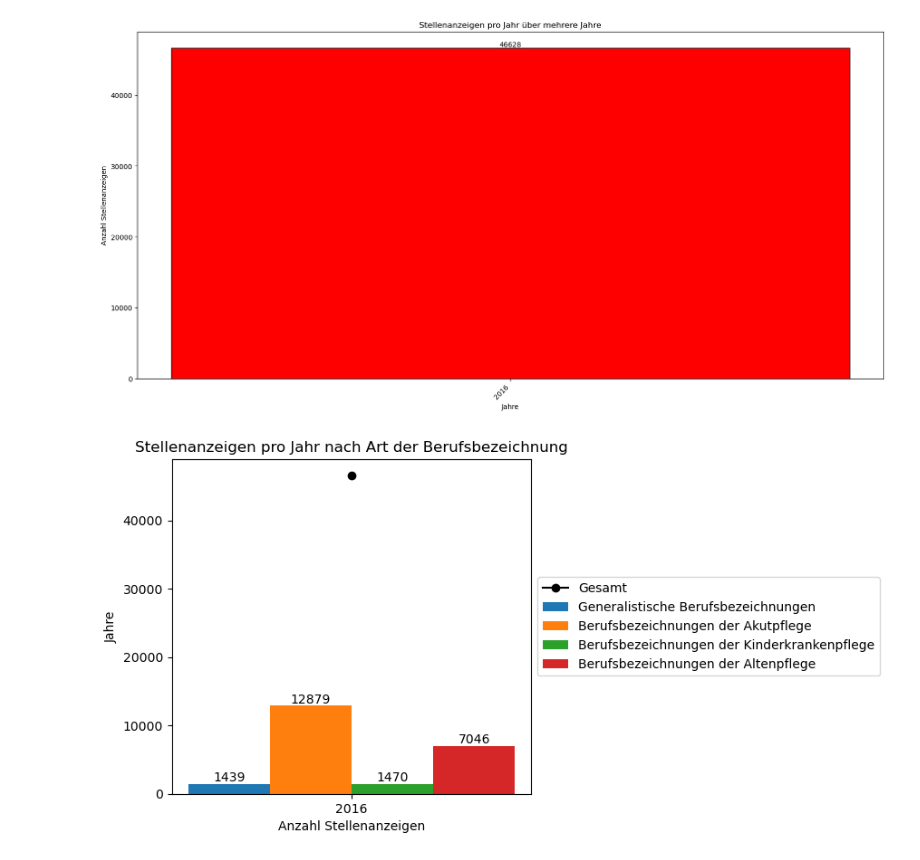
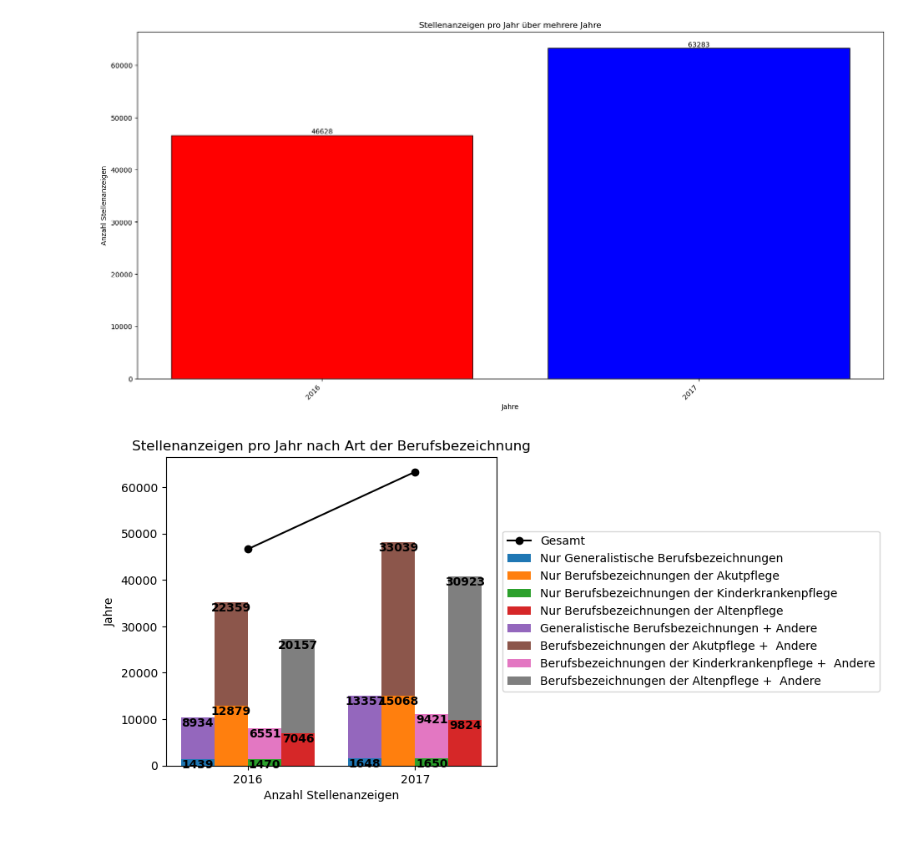
Before and after one commit to jabr-he/stea, a Jupyter notebook: run_prod_allyears.ipynb, the cells around one changed output. Cells and saved outputs as stored; diff of their text form; code cells hidden in the pictures.

Commit message:
fixed errors and tested with two years

```diff
--- a/run_prod_allyears.ipynb
+++ b/run_prod_allyears.ipynb
@@ -579,83 +602,95 @@ plt.show()
 # %%
 # Bar: Alle SteA pro Jahr absolut
 bar_colors = ["red", "blue", "green", "orange", "purple", "cyan", "brown", "pink", "lime", "yellow"]
-xyears = np.arange(len(all_years))
+sorted_years = sorted(all_years)
+sorted_year_counts = [year_counts.get(year, 0) for year in sorted_years]
+xyears = np.arange(len(sorted_years))
 yyears = [year_counts.get(year, 0) for year in all_years]  # Fehlende Jahre = 0
-
-# Erstelle das Balkendiagramm für die Jahresaggregation
 fig, ax = plt.subplots(figsize=(16, 8), constrained_layout=True)
-bartwo = ax.bar(xyears, yyears, color=bar_colors, edgecolor='black')
-
+bartwo = ax.bar(xyears, sorted_year_counts, color=bar_colors, edgecolor='black')
 # Werte über die Balken schreiben
 for rect in bartwo:
     height = rect.get_height()
     ax.text(rect.get_x() + rect.get_width() / 2, height + 0.5, str(height),
             ha='center', va='bottom')
-
-# Achsenbeschriftung & Titel
 ax.set_xticks(xyears)
-ax.set_xticklabels(all_years, rotation=45, ha='right')
+ax.set_xticklabels(sorted_years, rotation=45, ha='right')
 ax.set_xlabel('Jahre')
 ax.set_ylabel('Anzahl Stellenanzeigen')
 ax.set_title('Stellenanzeigen pro Jahr über mehrere Jahre')
-
-# Zeige das Diagramm an
 plt.show()
 # %% [output]
-[figure, old version]
+[figure, new version]
 # %%
 # Bar: SteA pro Jahr nach Gruppe (alle SteA pro Gruppe --> mit Überschneidungen zu anderen Gruppen) mit Kurve alle SteA --> absolut
-bar_colors = ["red", "blue", "green", "orange", "purple", "cyan", "brown", "pink", "lime", "yellow"]
+bar_colors = ["blue", "red"]
 xyears = np.arange(len(all_years))
 add_ap = []
 add_kh = []
 add_ki = []
 add_gen = []
 add_all = []
+add_all_gen = []
+add_all_kh = []
+add_all_ki = []
+add_all_ap = []
 width = 0.2  # the width of the bars
 fig, ax = plt.subplots()
 int_years = list(map(int, years))
 for yearint in int_years:
     year = str(yearint)
     add_ap.append(count_ap_oza[year])
     add_kh.append(count_kh_oza[year])
     add_ki.append(count_ki_oza[year])
     add_gen.append(count_gen_oza[year])
     add_all.append(count_all_oza[year])
-rects1 = ax.bar(xyears - 1.5*width, add_gen, width, label='Generalistische Berufsbezeichnungen')
-rects2 = ax.bar(xyears - 0.5*width, add_kh, width, label='Berufsbezeichnungen der Akutpflege')
-rects3 = ax.bar(xyears + 0.5*width, add_ki, width, label='Berufsbezeichnungen der Kinderkrankenpflege')
-rects4 = ax.bar(xyears + 1.5*width, add_ap, width, label='Berufsbezeichnungen der Altenpflege')
+    add_all_gen.append(count_all_gen[year]-count_gen_oza[year])
+    add_all_kh.append(count_all_kh[year]-count_kh_oza[year])
+    add_all_ki.append(count_all_ki[year]-count_ki_oza[year])
+    add_all_ap.append(count_all_ap[year]-count_ap_oza[year])
+rects1 = ax.bar(xyears - 1.5*width, add_gen, width, label='Nur Generalistische Berufsbezeichnungen')
+rects2 = ax.bar(xyears - 0.5*width, add_kh, width, label='Nur Berufsbezeichnungen der Akutpflege')
+rects3 = ax.bar(xyears + 0.5*width, add_ki, width, label='Nur Berufsbezeichnungen der Kinderkrankenpflege')
+rects4 = ax.bar(xyears + 1.5*width, add_ap, width, label='Nur Berufsbezeichnungen der Altenpflege')
+rects1_stack = ax.bar(xyears - 1.5*width, add_all_gen, width, bottom=add_gen, label='Generalistische Berufsbezeichnungen + Andere')
+rects2_stack = ax.bar(xyears - 0.5*width, add_all_kh, width, bottom=add_kh, label='Berufsbezeichnungen der Akutpflege +  Andere')
+rects3_stack = ax.bar(xyears + 0.5*width, add_all_ki, width, bottom=add_ki, label='Berufsbezeichnungen der Kinderkrankenpflege +  Andere')
+rects4_stack = ax.bar(xyears + 1.5*width, add_all_ap, width, bottom=add_ap, label='Berufsbezeichnungen der Altenpflege +  Andere')
 ax.plot(xyears, add_all, marker='o', color='black', label='Gesamt')
-for rect in rects1:
-    height = rect.get_height()
-    ax.text(rect.get_x() + rect.get_width() / 2, height + 0.5, str(height),
-            ha='center', va='bottom')
-for rect in rects2:
-    height = rect.get_height()
-    ax.text(rect.get_x() + rect.get_width() / 2, height + 0.5, str(height),
-            ha='center', va='bottom')
-for rect in rects3:
-    height = rect.get_height()
-    ax.text(rect.get_x() + rect.get_width() / 2, height + 0.5, str(height),
-            ha='center', va='bottom')
-for rect in rects4:
-    height = rect.get_height()
-    ax.text(rect.get_x() + rect.get_width() / 2, height + 0.5, str(height),
-            ha='center', va='bottom')
-# Labels and title
+# Function to add text inside bars
+def add_bar_labels(rect_base, rect_stack):
+    for rect in rect_base:
+        height = rect.get_height()
+        ax.text(
+            rect.get_x() + rect.get_width() / 2,
+            height - 0.5,  # Inside the base bar
+            str(int(height)),
+            ha='center', va='top', color='black', fontsize=10, fontweight='bold'
+        )
+    for rect_b, rect_s in zip(rect_base, rect_stack):
+        total_height = rect_b.get_height() + rect_s.get_height()  # Stacked height
+        ax.text(
+            rect_s.get_x() + rect_s.get_width() / 2,
+            total_height - 0.5,  # Inside the stacked bar
+            str(int(rect_s.get_height())),  # Show only the value of the stacked bar
+            ha='center', va='top', color='black', fontsize=10, fontweight='bold'
+        )
+add_bar_labels(rects1, rects1_stack)
+add_bar_labels(rects2, rects2_stack)
+add_bar_labels(rects3, rects3_stack)
+add_bar_labels(rects4, rects4_stack)
 ax.set_xlabel('Anzahl Stellenanzeigen')
 ax.set_ylabel('Jahre')
 ax.set_title('Stellenanzeigen pro Jahr nach Art der Berufsbezeichnung')
 ax.set_xticks(xyears)
 ax.set_xticklabels(years)
 box = ax.get_position()
 ax.set_position([box.x0, box.y0, box.width * 0.8, box.height])
 # Put a legend to the right of the current axis
 ax.legend(loc='center left', bbox_to_anchor=(1, 0.5))
 plt.show()
 # %% [output]
-[figure, old version]
+[figure, new version]
 # %%
 # Genauere Betracht nur von den count_x_oza Werten --> diese sprechen die einzelne Gruppe x an, auch wenn andere
 # Gruppen ebenfalls in der SteA genannt werden, so richtet sich diese doch auf jeden Fall an Gruppe X
```
Also changed, not shown: parts of 7 cells of this notebook.
